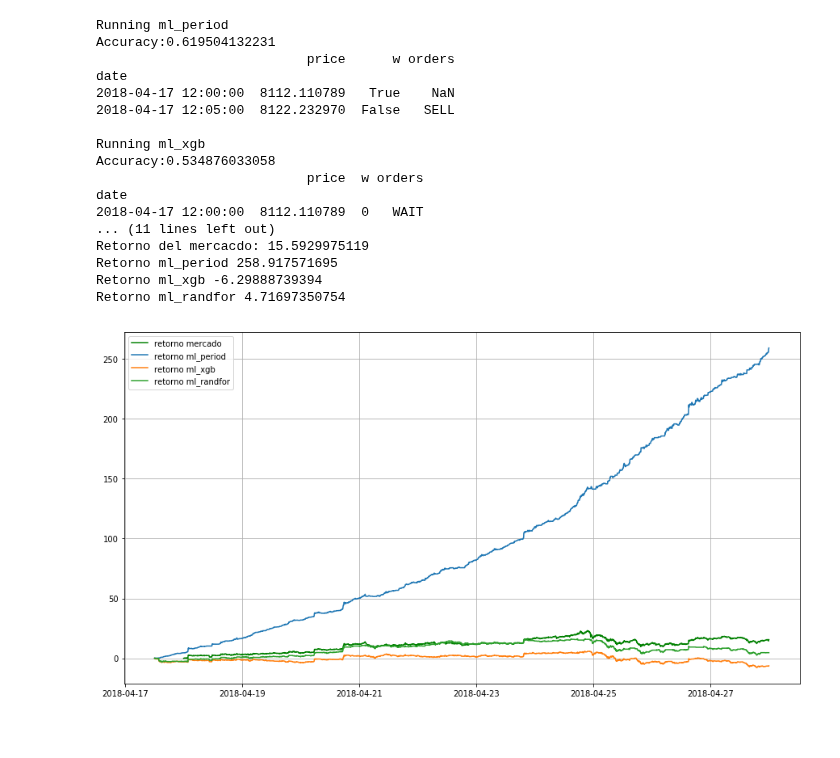
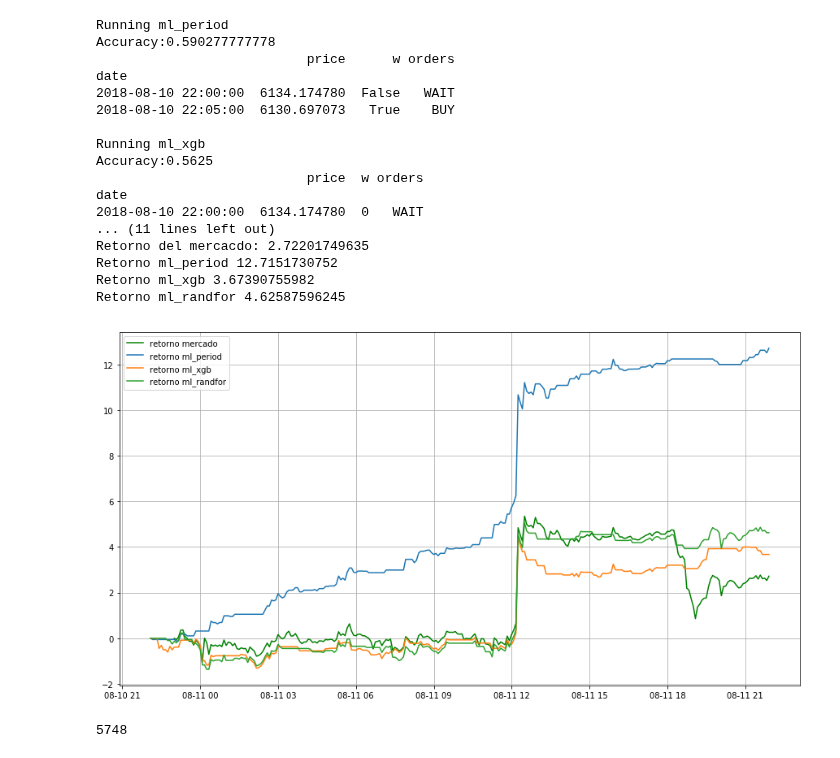
Before and after one commit to ADCryptoSolutions/adcb, a Jupyter notebook: ML_StrategiesTest.ipynb, the cells around one changed output. Drawn from its saved outputs; the diff is of its cells as text; code cells hidden in the pictures; blank space fills up the shorter version.

```diff
--- a/ML_StrategiesTest.ipynb
+++ b/ML_StrategiesTest.ipynb
@@ -11,8 +11,8 @@ plt.rcParams['figure.figsize'] = 15, 8
 pair="USDT_BTC"
 
 
-start=string2ts("2018-04-18 00:00:00")
-end=string2ts("2018-04-28 00:00:00")
+start=string2ts("2018-08-10 23:00:00")
+end=string2ts("2018-08-11 23:00:00")
 period=3600/12
 
 # trayendo y preparando datos
@@ -21,7 +21,7 @@ df  = prepareData(pair=pair,
                   end=end,
                   period=period)
 
-per = 0.85
+per = 0.95
 cum_return1 = marketReturn(df["close"])
 
 marketRet = marketReturn(df["close"])[-1]*100
@@ -46,40 +46,44 @@ for strategy in strategies:
 
     print "\nRunning",strategy
     w, t = run_strategy(strategy, df12, pair, True, per)
     relativeReturn,v = profit(w)
 
     list_profit.append(relativeReturn)
     list_v.append(v)
 
 
 print "\n\t%s\n"%pair
 print 'Retorno del mercacdo: %s'%(marketRet)
 for i, strategy in enumerate(strategies):
     print "Retorno", strategy, list_profit[i]*100
 
 plt.plot(df.index[:],cum_return1*100,'g', label='retorno mercado')
 for i, strategy in enumerate(strategies):
 
     plt.plot(df12.index[int(len(df12)*per):],list_v[i]*100,label='retorno '+strategy)
 
 plt.legend(loc='best')
 plt.grid()
 # %% [output]
 Running ml_period
-Accuracy:0.619504132231
+Accuracy:0.590277777778
                            price      w orders
 date
-2018-04-17 12:00:00  8112.110789   True    NaN
-2018-04-17 12:05:00  8122.232970  False   SELL
+2018-08-10 22:00:00  6134.174780  False   WAIT
+2018-08-10 22:05:00  6130.697073   True    BUY
 
 Running ml_xgb
-Accuracy:0.534876033058
+Accuracy:0.5625
                            price  w orders
 date
-2018-04-17 12:00:00  8112.110789  0   WAIT
+2018-08-10 22:00:00  6134.174780  0   WAIT
 ... (11 lines left out)
-Retorno del mercacdo: 15.5929975119
-Retorno ml_period 258.917571695
-Retorno ml_xgb -6.29888739394
-Retorno ml_randfor 4.71697350754
+Retorno del mercacdo: 2.72201749635
+Retorno ml_period 12.7151730752
+Retorno ml_xgb 3.67390755982
+Retorno ml_randfor 4.62587596245
-[figure, old version]
+[figure, new version]
+# %%
+len(df12)
+# %% [output]
+5748
```
Also changed, not shown: 3 other files.
